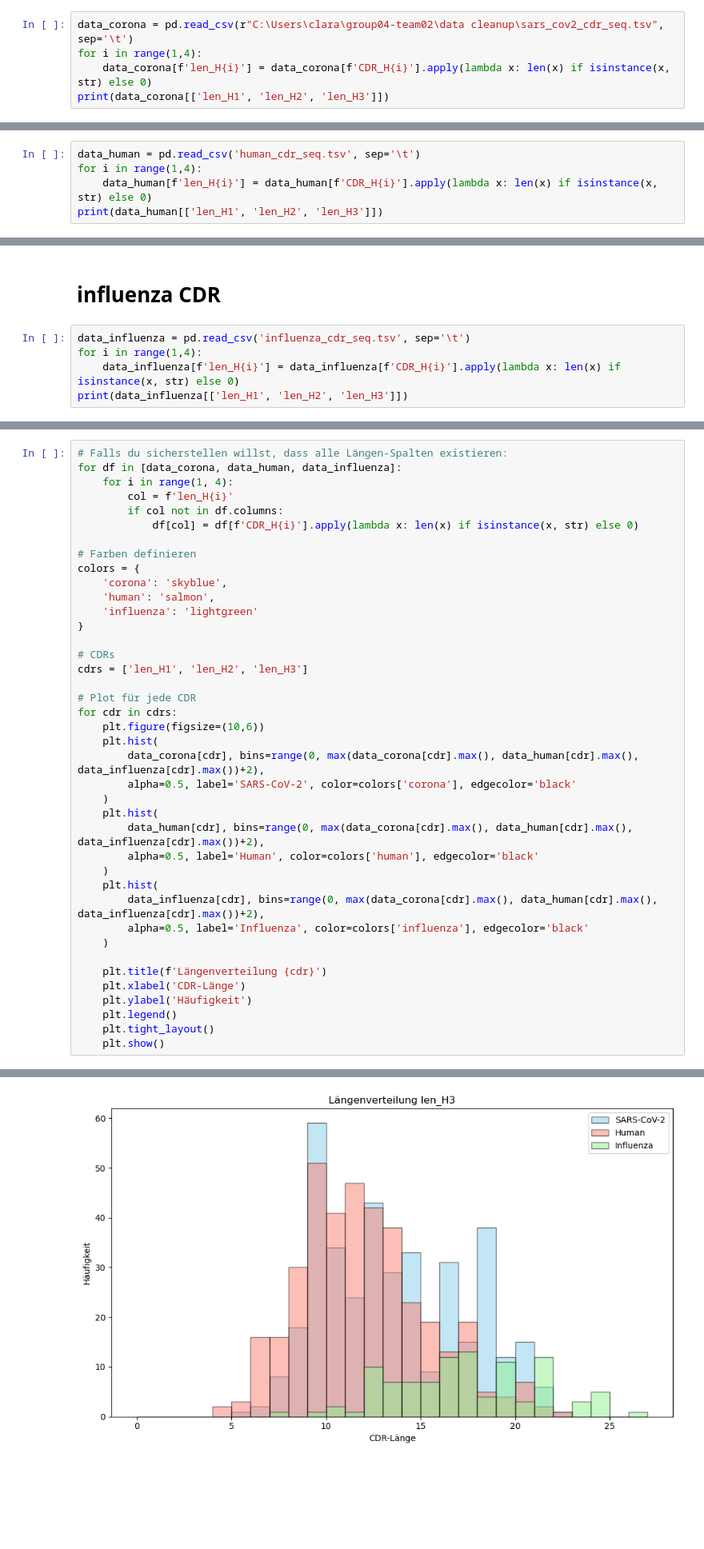
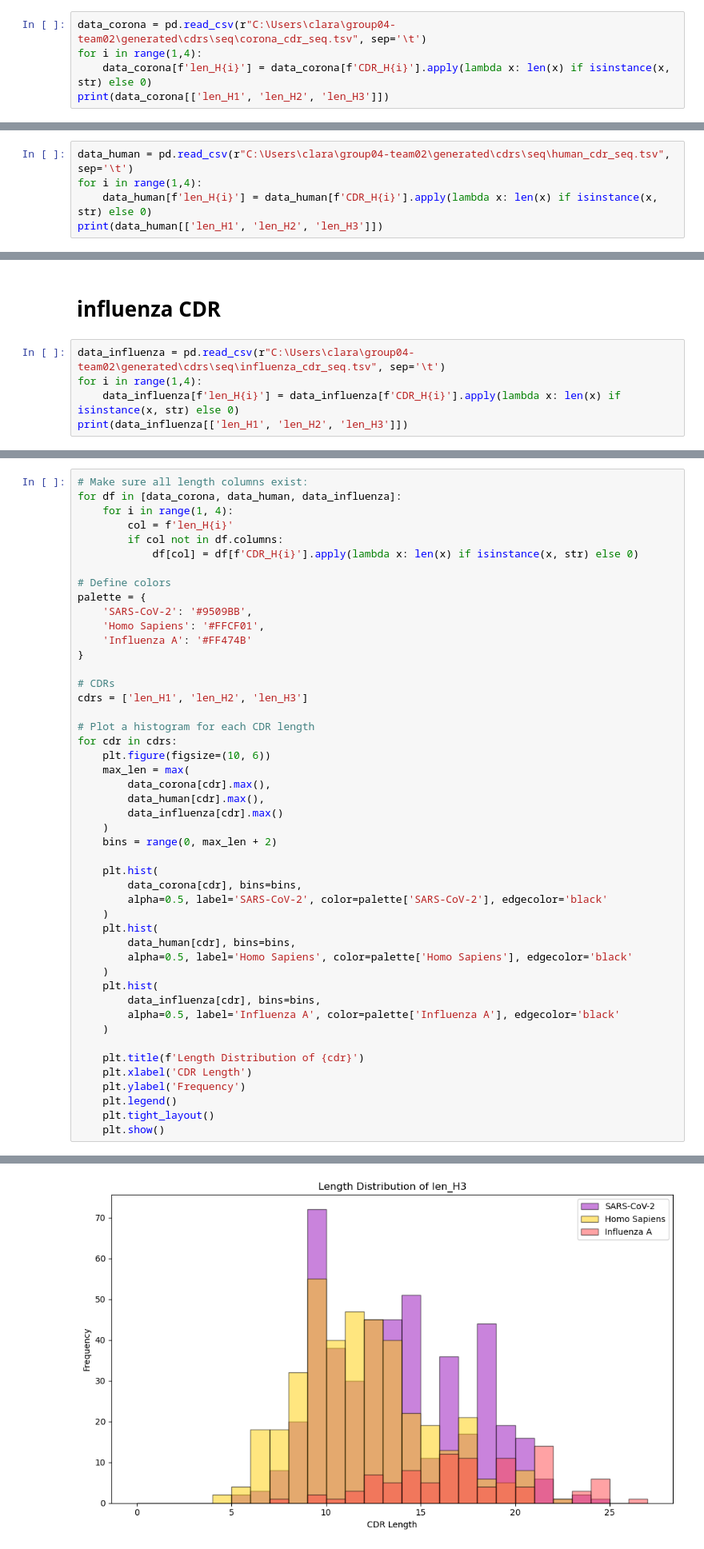
Before and after one commit to datascience-2025-group4/group04-team02, a Jupyter notebook: dataanalysis/01_lenght/01_length_CDRseq.ipynb, the cells around one changed output, grey strips where cells are left out. Shown at 80% size. Cells and saved outputs as stored; diff of their text form; blank space fills up the shorter version.

```diff
--- a/dataanalysis/01_lenght/01_length_CDRseq.ipynb
+++ b/dataanalysis/01_lenght/01_length_CDRseq.ipynb
@@ -15,5 +18,5 @@ import seaborn as sns
 # %%
-data_corona = pd.read_csv(r"C:\Users\clara\group04-team02\data cleanup\sars_cov2_cdr_seq.tsv", sep='\t')
+data_corona = pd.read_csv(r"C:\Users\clara\group04-team02\generated\cdrs\seq\corona_cdr_seq.tsv", sep='\t')
 for i in range(1,4):
     data_corona[f'len_H{i}'] = data_corona[f'CDR_H{i}'].apply(lambda x: len(x) if isinstance(x, str) else 0)
 print(data_corona[['len_H1', 'len_H2', 'len_H3']])
@@ -66,7 +77,7 @@ sns.heatmap(corr, annot=True, cmap='coolwarm', fmt='.2f')
 # %% [markdown]
 # human CDRs
 # %%
-data_human = pd.read_csv('human_cdr_seq.tsv', sep='\t')
+data_human = pd.read_csv(r"C:\Users\clara\group04-team02\generated\cdrs\seq\human_cdr_seq.tsv", sep='\t')
 for i in range(1,4):
     data_human[f'len_H{i}'] = data_human[f'CDR_H{i}'].apply(lambda x: len(x) if isinstance(x, str) else 0)
 print(data_human[['len_H1', 'len_H2', 'len_H3']])
@@ -119,7 +130,7 @@ sns.heatmap(corr, annot=True, cmap='coolwarm', fmt='.2f')
 # %% [markdown]
 # influenza CDR
 # %%
-data_influenza = pd.read_csv('influenza_cdr_seq.tsv', sep='\t')
+data_influenza = pd.read_csv(r"C:\Users\clara\group04-team02\generated\cdrs\seq\influenza_cdr_seq.tsv", sep='\t')
 for i in range(1,4):
     data_influenza[f'len_H{i}'] = data_influenza[f'CDR_H{i}'].apply(lambda x: len(x) if isinstance(x, str) else 0)
 print(data_influenza[['len_H1', 'len_H2', 'len_H3']])
@@ -174,40 +217,47 @@ sns.heatmap(corr, annot=True, cmap='coolwarm', fmt='.2f')
 # %%
-# Falls du sicherstellen willst, dass alle Längen-Spalten existieren:
+# Make sure all length columns exist:
 for df in [data_corona, data_human, data_influenza]:
     for i in range(1, 4):
         col = f'len_H{i}'
         if col not in df.columns:
             df[col] = df[f'CDR_H{i}'].apply(lambda x: len(x) if isinstance(x, str) else 0)
 
-# Farben definieren
-colors = {
-    'corona': 'skyblue',
-    'human': 'salmon',
-    'influenza': 'lightgreen'
+# Define colors
+palette = {
+    'SARS-CoV-2': '#9509BB',
+    'Homo Sapiens': '#FFCF01',
+    'Influenza A': '#FF474B'
 }
 
 # CDRs
 cdrs = ['len_H1', 'len_H2', 'len_H3']
 
-# Plot für jede CDR
+# Plot a histogram for each CDR length
 for cdr in cdrs:
-    plt.figure(figsize=(10,6))
+    plt.figure(figsize=(10, 6))
+    max_len = max(
+        data_corona[cdr].max(),
+        data_human[cdr].max(),
+        data_influenza[cdr].max()
+    )
+    bins = range(0, max_len + 2)
+
     plt.hist(
-        data_corona[cdr], bins=range(0, max(data_corona[cdr].max(), data_human[cdr].max(), data_influenza[cdr].max())+2),
-        alpha=0.5, label='SARS-CoV-2', color=colors['corona'], edgecolor='black'
+        data_corona[cdr], bins=bins,
+        alpha=0.5, label='SARS-CoV-2', color=palette['SARS-CoV-2'], edgecolor='black'
     )
     plt.hist(
-        data_human[cdr], bins=range(0, max(data_corona[cdr].max(), data_human[cdr].max(), data_influenza[cdr].max())+2),
-        alpha=0.5, label='Human', color=colors['human'], edgecolor='black'
+        data_human[cdr], bins=bins,
+        alpha=0.5, label='Homo Sapiens', color=palette['Homo Sapiens'], edgecolor='black'
     )
     plt.hist(
-        data_influenza[cdr], bins=range(0, max(data_corona[cdr].max(), data_human[cdr].max(), data_influenza[cdr].max())+2),
-        alpha=0.5, label='Influenza', color=colors['influenza'], edgecolor='black'
+        data_influenza[cdr], bins=bins,
+        alpha=0.5, label='Influenza A', color=palette['Influenza A'], edgecolor='black'
     )
 
-    plt.title(f'Längenverteilung {cdr}')
-    plt.xlabel('CDR-Länge')
-    plt.ylabel('Häufigkeit')
+    plt.title(f'Length Distribution of {cdr}')
+    plt.xlabel('CDR Length')
+    plt.ylabel('Frequency')
     plt.legend()
     plt.tight_layout()
     plt.show()
@@ -217 +267 @@ for cdr in cdrs:
-[figure, old version]
+[figure, new version]
```
Also changed, not shown: parts of 18 cells of this notebook, 2 other files.
